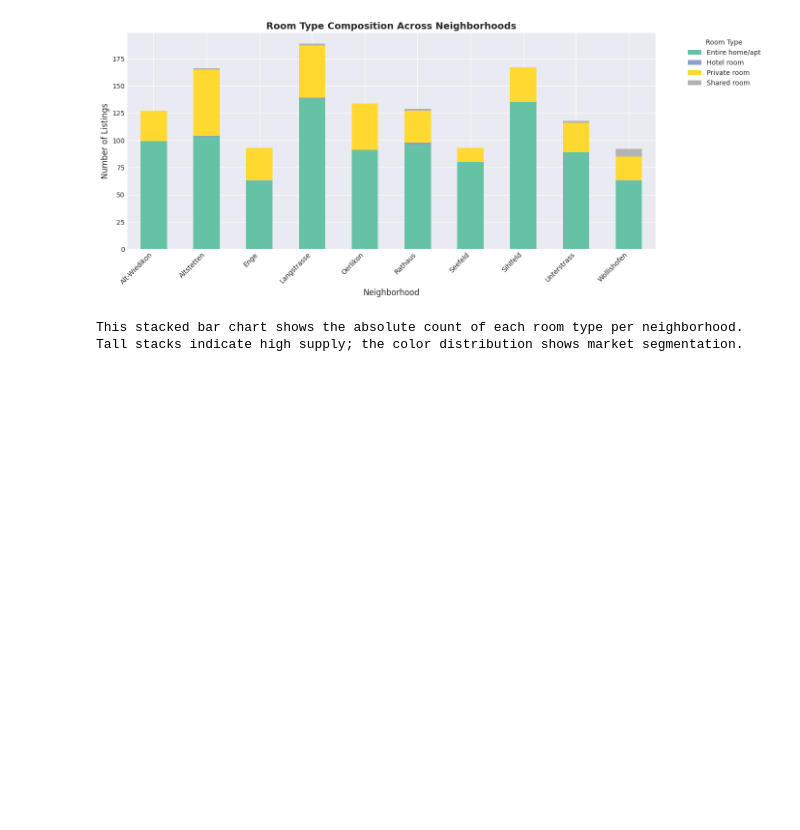
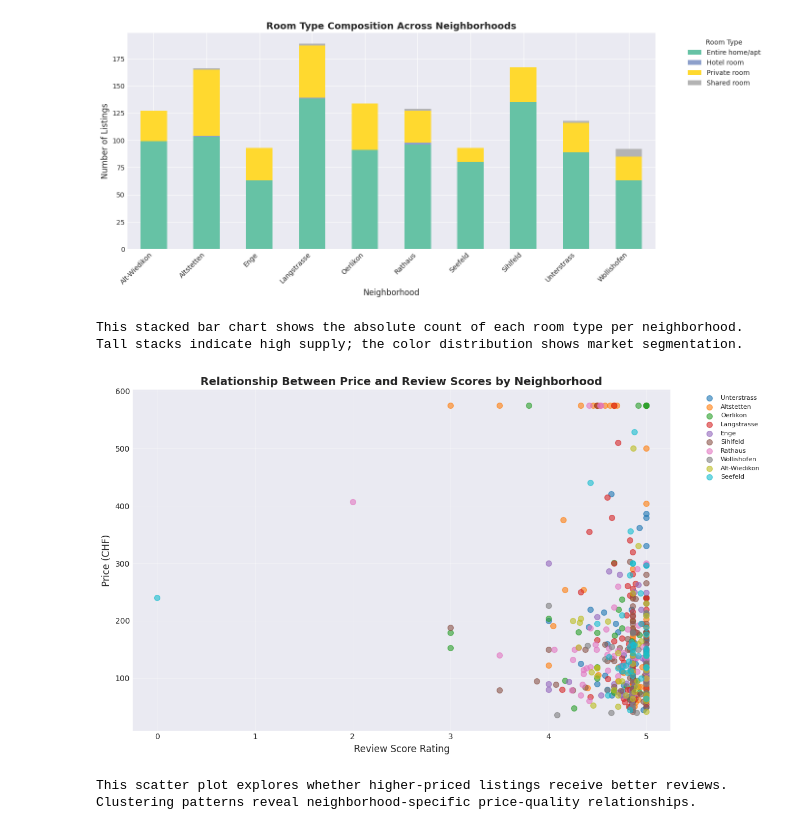
Before and after one commit to samarthya/METAD699-Project, a Jupyter notebook: zurich_airbnb.ipynb, the cells around one changed output. Cells and saved outputs as stored; diff of their text form; code cells hidden in the pictures; blank space fills up the shorter version.

```diff
--- a/zurich_airbnb.ipynb
+++ b/zurich_airbnb.ipynb
@@ -448,3 +448,35 @@ print("Tall stacks indicate high supply; the color distribution shows market seg
 [figure]
 This stacked bar chart shows the absolute count of each room type per neighborhood.
 Tall stacks indicate high supply; the color distribution shows market segmentation.
+# %%
+# Visualization 3: Scatter Plot - Price vs. Review Score with Neighborhood Colors
+plt.figure(figsize=(12, 7))
+
+# Sample data for better visualization if dataset is large
+sample_data = df_top_neighborhoods.sample(min(500, len(df_top_neighborhoods)), random_state=42)
+sample_data = sample_data[sample_data['price'] <= sample_data['price'].quantile(0.95)]
+
+neighborhoods = sample_data['neighbourhood_cleansed'].unique()
+colors = plt.cm.tab10(np.linspace(0, 1, len(neighborhoods)))
+
+for idx, neighborhood in enumerate(neighborhoods):
+    data = sample_data[sample_data['neighbourhood_cleansed'] == neighborhood]
+    plt.scatter(data['review_scores_rating'], data['price'],
+                alpha=0.6, s=50, label=neighborhood, color=colors[idx])
+
+plt.xlabel('Review Score Rating', fontsize=12)
+plt.ylabel('Price (CHF)', fontsize=12)
+plt.title('Relationship Between Price and Review Scores by Neighborhood',
+          fontsize=14, fontweight='bold')
+plt.legend(bbox_to_anchor=(1.05, 1), loc='upper left', fontsize=8)
+plt.grid(True, alpha=0.3)
+plt.tight_layout()
+plt.savefig('output/price_vs_review_scores.png', dpi=300, bbox_inches='tight')
+plt.show()
+
+print("This scatter plot explores whether higher-priced listings receive better reviews.")
+print("Clustering patterns reveal neighborhood-specific price-quality relationships.")
+# %% [output]
+[figure, added]
+This scatter plot explores whether higher-priced listings receive better reviews.
+Clustering patterns reveal neighborhood-specific price-quality relationships.
```
Also changed, not shown: parts of 8 cells of this notebook.
